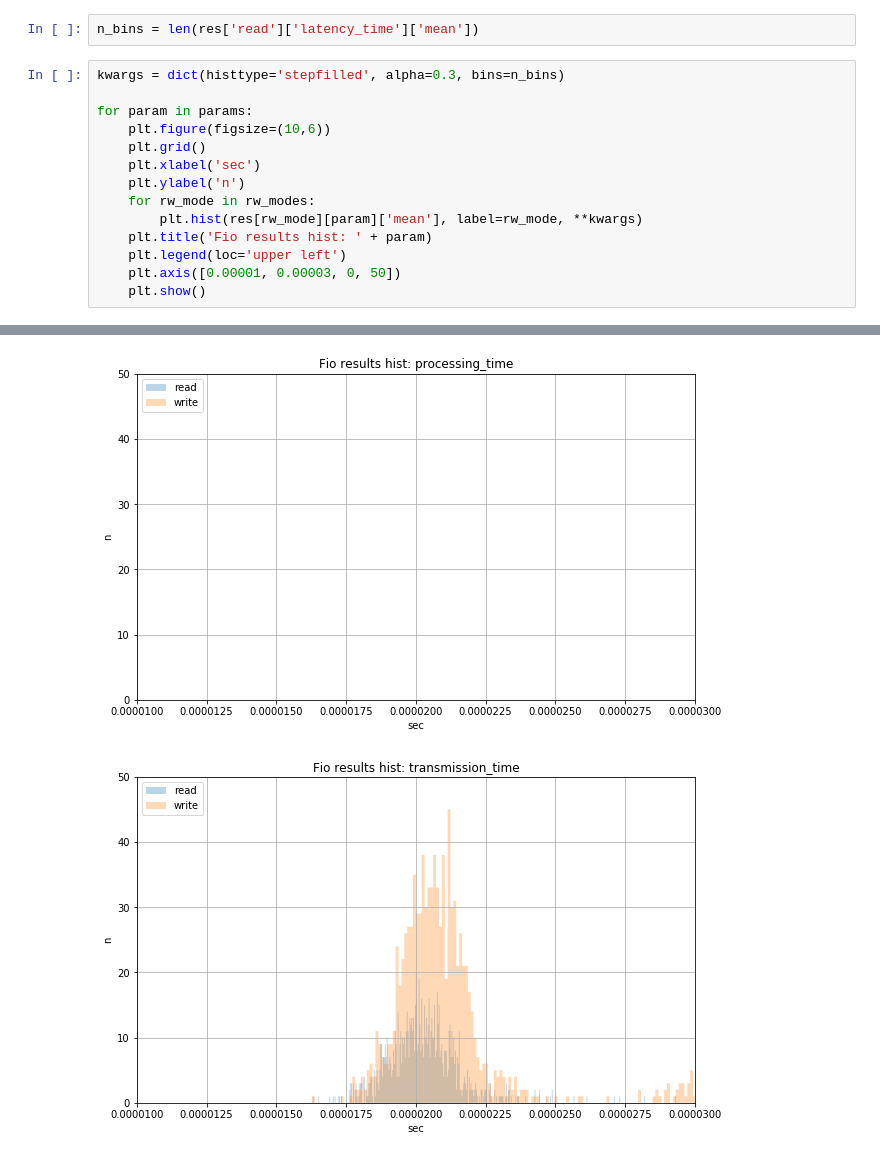
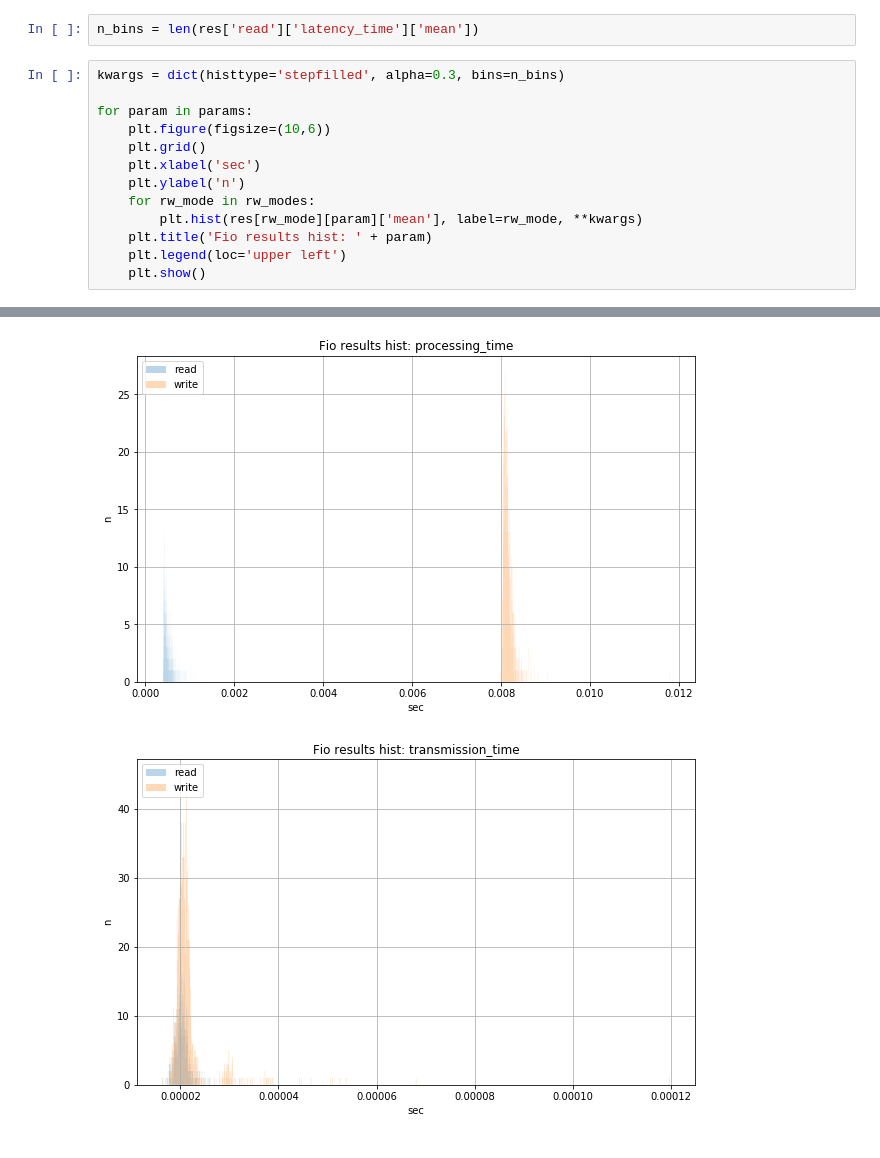
Before and after one commit to bamasa/fio_tests, a Jupyter notebook: hist.ipynb, the cells around one changed output, grey strips where cells are left out. Cells and saved outputs as stored; diff of their text form.

Commit message:
fix graph

```diff
--- a/hist.ipynb
+++ b/hist.ipynb
@@ -31,6 +31,5 @@ for param in params:
         plt.hist(res[rw_mode][param]['mean'], label=rw_mode, **kwargs)
     plt.title('Fio results hist: ' + param)
     plt.legend(loc='upper left')
-    plt.axis([0.00001, 0.00003, 0, 50])
     plt.show()
 # %% [output]
@@ -38,2 +37,2 @@ for param in params:
-[figure, old version]
+[figure, new version]
-[figure, old version]
+[figure, new version]
```
Also changed, not shown: parts of 1 cell of this notebook.
